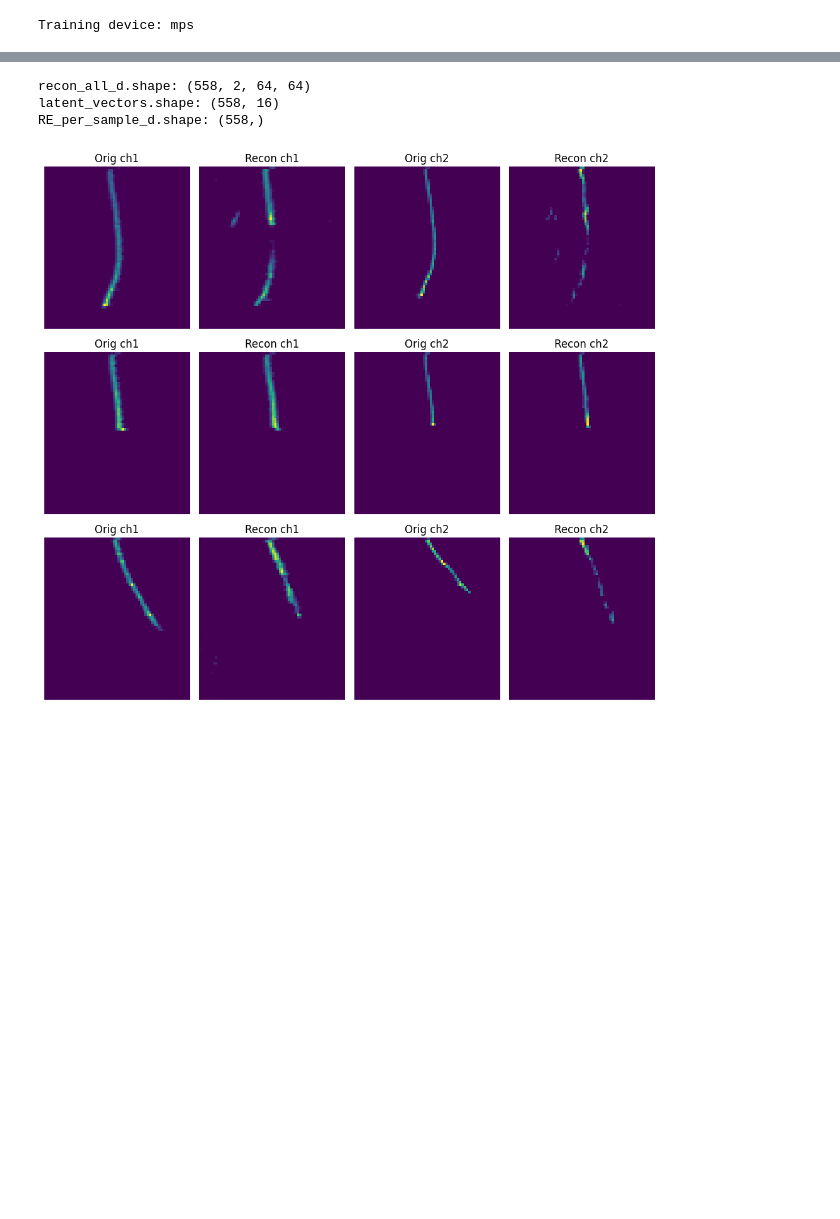
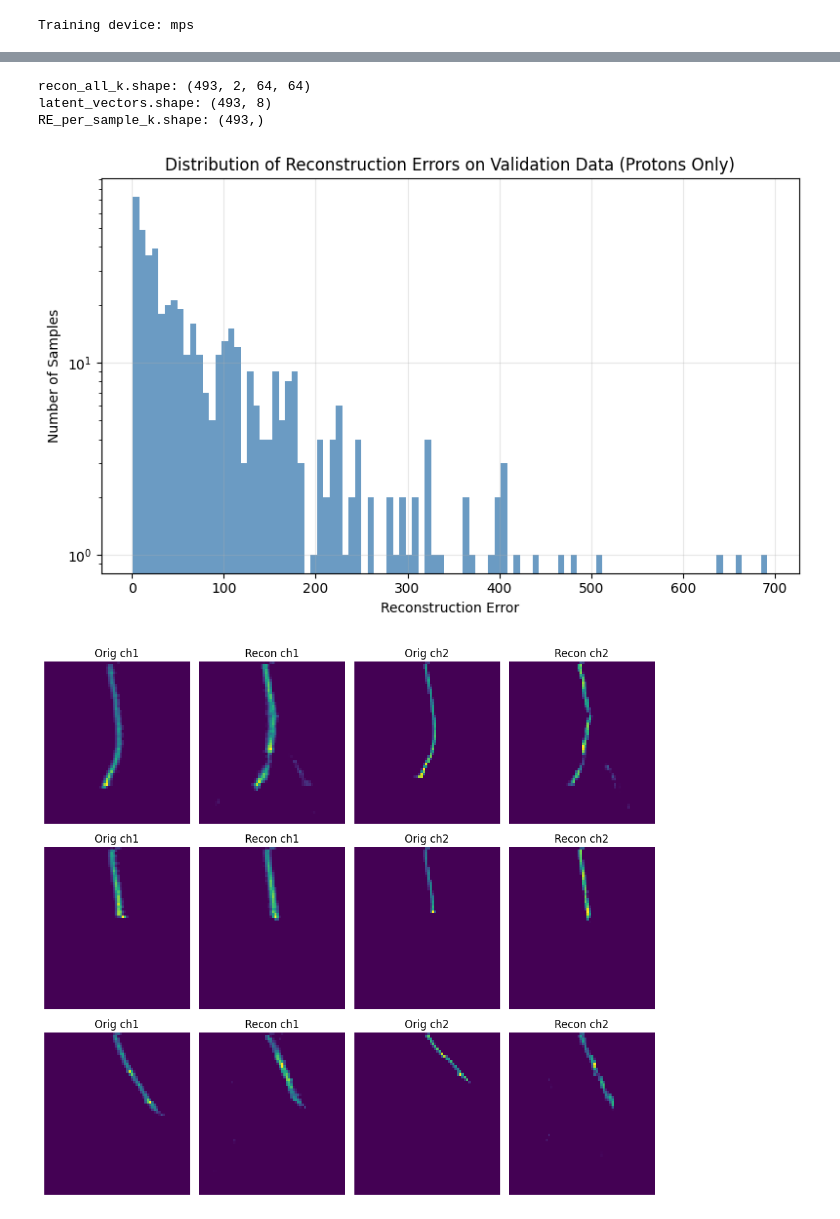
Before and after one commit to mohummudh/proton-deuteron, a Jupyter notebook: kaons/protons-kaons.ipynb, the cells around one changed output, grey strips where cells are left out. Saved outputs shown, nothing was run; the diff lists cells and outputs as text; code cells hidden in the pictures; blank space fills up the shorter version.

Commit message:
visualising kaon latent space

```diff
--- a/kaons/protons-kaons.ipynb
+++ b/kaons/protons-kaons.ipynb
@@ -100,8 +100,8 @@ ind = ind[~ind.index.isin(removed_indices)]; print(ind.shape)
 (9965, 39)
 (9965, 39)
 # %%
-removed_indices_col = col[~((col['height'] < 160) & (col['width'] < 400))].index            # remove long and wide images
-removed_indices_ind = ind[~((ind['height'] < 160) & (ind['width'] < 400))].index
+removed_indices_col = col[~((col['height'] > 5) & (col['height'] < 179) & (col['width'] < 400))].index            # remove long and wide images
+removed_indices_ind = ind[~((ind['height'] > 5) & (ind['height'] < 179) & (ind['width'] < 400))].index
 
 
 removed_indices = removed_indices_col.union(removed_indices_ind)
@@ -114,5 +114,5 @@ ind = ind[~ind.index.isin(removed_indices)]; print(ind.shape)
 # %%
-def pad_image(image, target_wh=(1024, 160)):
+def pad_image(image, target_wh=(1024, 179)):
     """
     Place a 2D image block in the centre of a zero canvas.
 
@@ -218,16 +218,16 @@ p = torch.from_numpy(p).float()
 k = torch.from_numpy(k).float()
 # %%
 class CAE(nn.Module):
-    def __init__(self, input_hw=(240, 240), latent=8):
+    def __init__(self, input_hw=(240, 240), latent=8, p_enc=0.2):
         super(CAE, self).__init__()
         in_h, in_w = input_hw
         assert in_h % 16 == 0 and in_w % 16 == 0, "input spatial dims must be divisible by 16"
 
         self.encoder = nn.Sequential(
-            nn.Conv2d(2, 32, 5, stride=2, padding=2), nn.BatchNorm2d(32), nn.ReLU(),
-            nn.Conv2d(32, 64, 5, stride=2, padding=2), nn.BatchNorm2d(64), nn.ReLU(),
-            nn.Conv2d(64, 128, 5, stride=2, padding=2), nn.BatchNorm2d(128), nn.ReLU(),
-            nn.Conv2d(128, 256, 5, stride=2, padding=2), nn.BatchNorm2d(256), nn.ReLU()
+            nn.Conv2d(2, 32, 5, stride=2, padding=2), nn.BatchNorm2d(32), nn.ReLU(), nn.Dropout2d(p_enc),
+            nn.Conv2d(32, 64, 5, stride=2, padding=2), nn.BatchNorm2d(64), nn.ReLU(), nn.Dropout2d(p_enc),
+            nn.Conv2d(64, 128, 5, stride=2, padding=2), nn.BatchNorm2d(128), nn.ReLU(), nn.Dropout2d(p_enc),
+            nn.Conv2d(128, 256, 5, stride=2, padding=2), nn.BatchNorm2d(256), nn.ReLU(), nn.Dropout2d(p_enc)
         )
 
         self.h_enc = in_h // 16
@@ -282,7 +282,7 @@ for fold, (train_idx, val_idx) in enumerate(kf.split(X)):
     train_loader = DataLoader(train_subset, batch_size=batch_size, shuffle=True)
     val_loader = DataLoader(val_subset, batch_size=batch_size, shuffle=False)
 
-    model = CAE(input_hw=(64, 64), latent=16).to(device)
+    model = CAE(input_hw=(64, 64), latent=8).to(device)
     optim = torch.optim.Adam(model.parameters(), lr=1e-3, weight_decay=1e-4)
     loss_fn = nn.MSELoss()
 
@@ -646,39 +666,51 @@ with torch.no_grad():
         z_flat = enc.flatten(1)                 # (b,flat_size)
         z = model.fc_enc(z_flat)                # (b,latent)
         latent_vectors_k[i:j] = z.cpu().numpy()
 
         if device_inf.type == "mps":
             try:
                 torch.mps.empty_cache()
             except Exception:
                 pass
 
 RE_per_sample_k = ((recon_all_k - Xk_np) ** 2).mean(axis=(1, 2, 3))
 
-print("recon_all_d.shape:", recon_all_k.shape)
+print("recon_all_k.shape:", recon_all_k.shape)
 print("latent_vectors.shape:", latent_vectors_k.shape)
-print("RE_per_sample_d.shape:", RE_per_sample_k.shape)
+print("RE_per_sample_k.shape:", RE_per_sample_k.shape)
+
+plt.figure(figsize=(8, 5))
+plt.hist(RE_per_sample_k, bins=100, color='steelblue', alpha=0.8)
+plt.xlabel("Reconstruction Error")
+plt.ylabel("Number of Samples")
+plt.title("Distribution of Reconstruction Errors on Validation Data (Protons Only)")
+plt.grid(True, alpha=0.3)
+plt.yscale('log')
+# plt.xlim(0, 300)
+plt.tight_layout()
+plt.show()
 
 l = min(3, N)  # number of samples to show
 fig, axs = plt.subplots(l, 4, figsize=(10, 3*l))  # 2 channels × (orig,recon)
 
 for ii in range(l):
     for c in range(2):
         axs[ii, 2*c].imshow(Xk_np[ii, c], cmap='viridis', aspect='auto')
         axs[ii, 2*c].set_title(f"Orig ch{c+1}")
         axs[ii, 2*c].axis('off')
 
         axs[ii, 2*c+1].imshow(recon_all_k[ii, c], cmap='viridis', aspect='auto')
         axs[ii, 2*c+1].set_title(f"Recon ch{c+1}")
         axs[ii, 2*c+1].axis('off')
 
 plt.tight_layout()
 plt.show()
 # %% [output]
-recon_all_d.shape: (558, 2, 64, 64)
-latent_vectors.shape: (558, 16)
-RE_per_sample_d.shape: (558,)
+recon_all_k.shape: (493, 2, 64, 64)
+latent_vectors.shape: (493, 8)
+RE_per_sample_k.shape: (493,)
-[figure, old version]
+[figure, new version]
+[figure, added]
 # %%
 plt.figure(figsize=(12, 7))
 
```
Also changed, not shown: parts of 24 cells of this notebook.
